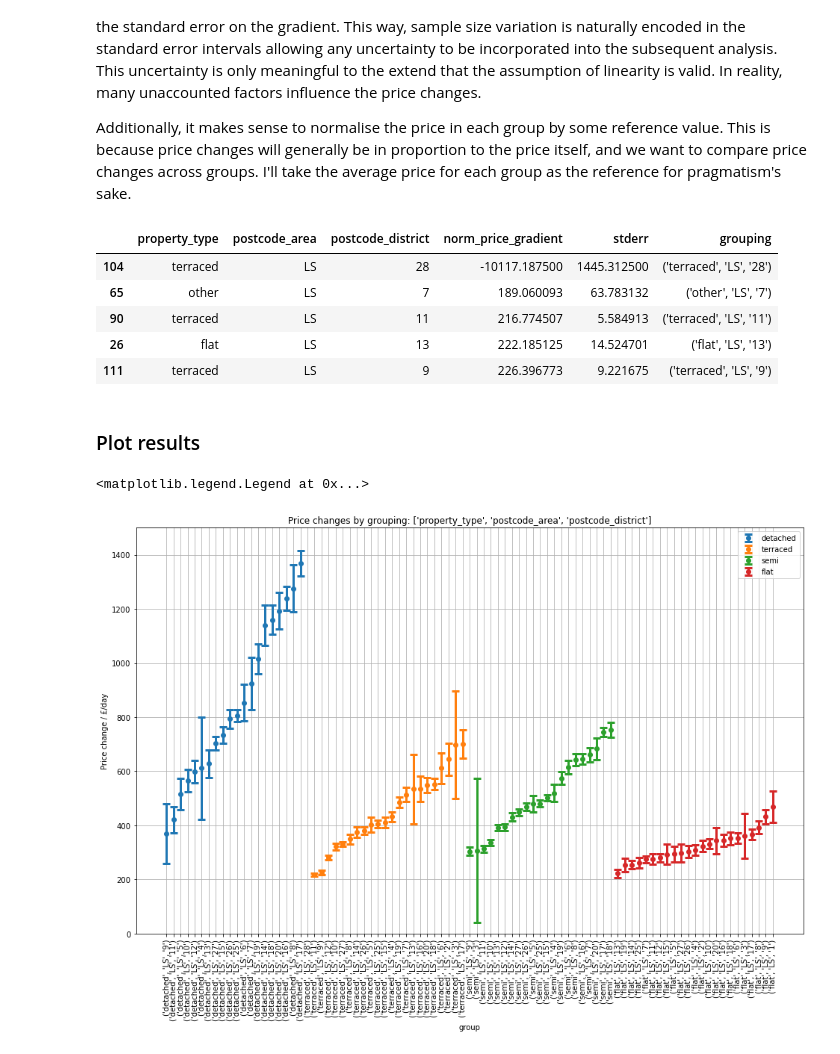
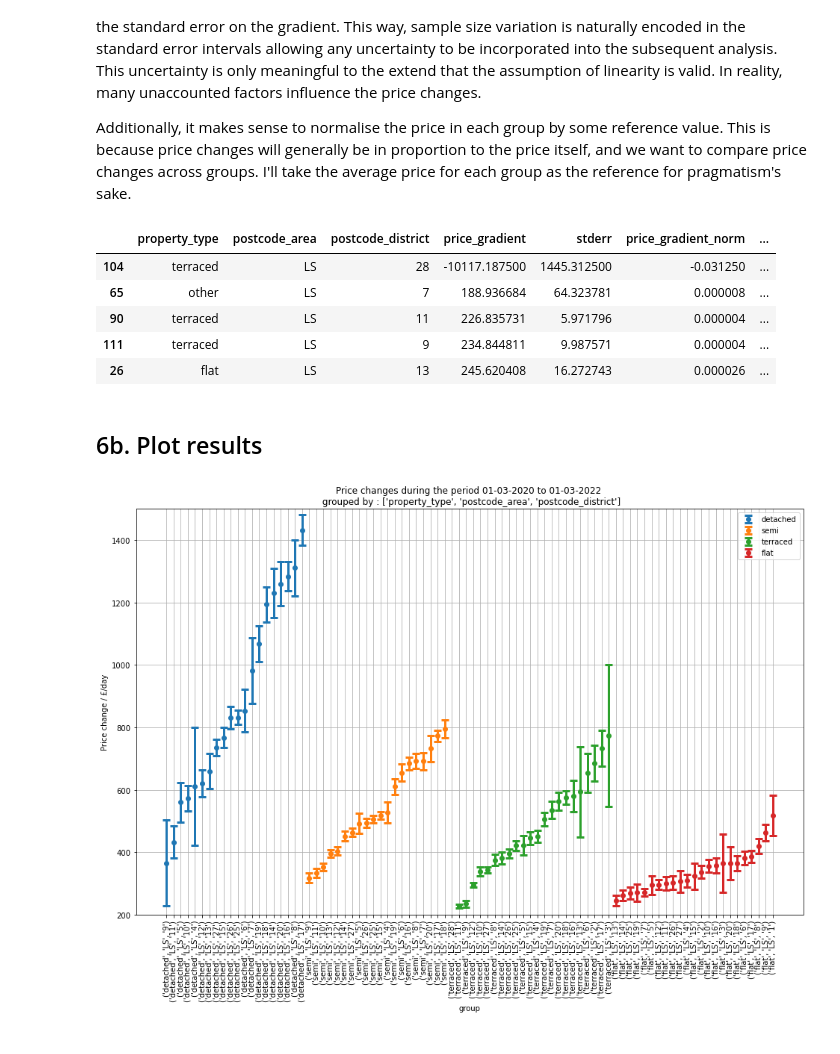
Before and after one commit to teerev/housing, a Jupyter notebook: price_explorer.ipynb, the cells around one changed output. Cells and saved outputs as stored; diff of their text form; code cells hidden in the pictures.

```diff
--- a/price_explorer.ipynb
+++ b/price_explorer.ipynb
@@ -58,4 +58,4 @@ np.set_printoptions(edgeitems=30, linewidth=100000)
 # %%
-# !wget https://www.freemaptools.com/download/full-uk-postcodes/ukpostcodes.zip
-# !unzip ukpostcodes.zip
-# postcodes = pd.read_csv('ukpostcodes.csv')
+!wget https://www.freemaptools.com/download/full-uk-postcodes/ukpostcodes.zip
+!unzip ukpostcodes.zip
+postcodes = pd.read_csv('ukpostcodes.csv')
@@ -363,10 +361,13 @@ My hunch described above translates well into a linear regression problem with a
 
 Psychologically, I think the pandemic really started in March 2020 when lockdowns and the furlough scheme started, so let's pick 1st March 2020 as the start date for the analysis.
 # %%
-# drop transactions before 1st March 2020
+# focus on transactions from 1st March 2020 to 1st March 2022
 start_date = datetime(2020, 3, 1)
+end_date = datetime(2022, 3, 1)
 
-df_ = filter_by(dataframe=df, min_date=start_date.strftime('%d-%m-%Y'))['dataframe']
+df_ = filter_by(dataframe=df,
+                min_date=start_date.strftime('%d-%m-%Y'),
+                max_date=end_date.strftime('%d-%m-%Y'))['dataframe']
 
 # convert date column to number of days since 1st March 2020 for linear regression
 df_['days'] = df_['date'].apply(lambda x: (x - start_date).days)
@@ -447,10 +448,11 @@ results = pd.concat([group[1] for group in groups])
 
 # drop other columns and remove duplicates
 results.drop(results.columns.difference(control_variables +
-                                        [
-                                         'norm_price_gradient',
+                                        ['price_gradient',
                                          'stderr',
-                                         'grouping'
+                                         'price_gradient_norm',
+                                         'stderr_norm',
+                                         'grouping',
                                         ]
                                        ),
              axis=1,
@@ -466,56 +468,55 @@ results.replace([np.inf, -np.inf], np.nan, inplace=True)
 results = results.dropna()
 
 # sort by gradient
-results = results.sort_values(by='norm_price_gradient', ascending=True)
+results = results.sort_values(by='price_gradient', ascending=True)
 # %%
 results.head(5)
 # %% [output]
-|  | property_type | postcode_area | postcode_district | norm_price_gradient | stderr | grouping |
-| 104 | terraced | LS | 28 | -10117.187500 | 1445.312500 | ('terraced', 'LS', '28') |
-| 65 | other | LS | 7 | 189.060093 | 63.783132 | ('other', 'LS', '7') |
-| 90 | terraced | LS | 11 | 216.774507 | 5.584913 | ('terraced', 'LS', '11') |
-| 26 | flat | LS | 13 | 222.185125 | 14.524701 | ('flat', 'LS', '13') |
-| 111 | terraced | LS | 9 | 226.396773 | 9.221675 | ('terraced', 'LS', '9') |
+|  | property_type | postcode_area | postcode_district | price_gradient | stderr | price_gradient_norm | ... |
+| 104 | terraced | LS | 28 | -10117.187500 | 1445.312500 | -0.031250 | ... |
+| 65 | other | LS | 7 | 188.936684 | 64.323781 | 0.000008 | ... |
+| 90 | terraced | LS | 11 | 226.835731 | 5.971796 | 0.000004 | ... |
+| 111 | terraced | LS | 9 | 234.844811 | 9.987571 | 0.000004 | ... |
+| 26 | flat | LS | 13 | 245.620408 | 16.272743 | 0.000026 | ... |
 # %% [markdown]
-### Plot results
+## 6b. Plot results
 # %%
-y_d = results[results['property_type'] == 'detached']['norm_price_gradient']
+y_d = results[results['property_type'] == 'detached']['price_gradient']
 x_d = results[results['property_type'] == 'detached']['grouping']
 stderrs_d = results[results['property_type'] == 'detached']['stderr']
 
-y_t = results[results['property_type'] == 'terraced']['norm_price_gradient']
+y_t = results[results['property_type'] == 'terraced']['price_gradient']
 x_t = results[results['property_type'] == 'terraced']['grouping']
 stderrs_t = results[results['property_type'] == 'terraced']['stderr']
 
-y_s = results[results['property_type'] == 'semi']['norm_price_gradient']
+y_s = results[results['property_type'] == 'semi']['price_gradient']
 x_s = results[results['property_type'] == 'semi']['grouping']
 stderrs_s = results[results['property_type'] == 'semi']['stderr']
 
-y_o = results[results['property_type'] == 'flat']['norm_price_gradient']
+y_o = results[results['property_type'] == 'flat']['price_gradient']
 x_o = results[results['property_type'] == 'flat']['grouping']
 stderrs_o = results[results['property_type'] == 'flat']['stderr']
 
 fig, ax = plt.subplots(1, 1)
 fig.set_figheight(10)
 fig.set_figwidth(16)
 
 ax.tick_params(axis='x', labelrotation=90)
 
 ax.set_xlabel('group')
-ax.set_title(f'Price changes by grouping during the period : {control_variables}')
+ax.set_title(f'Price changes during the period {start_date.strftime("%d-%m-%Y")} to {end_date.strftime("%d-%m-%Y")} \n grouped by : {control_variables}')
 ax.set_ylabel('Price change / £/day')
 #ax.set_yscale('log')
 
-ax.set_ylim([0, 1500])
+ax.set_ylim([200, 1500])
 ax.grid()
 
 ax.errorbar(x_d, y_d, yerr=stderrs_d, fmt='o', elinewidth=3, capthick=3, capsize=5, label='detached')
+ax.errorbar(x_s, y_s, yerr=stderrs_s, fmt='o', elinewidth=3, capthick=3, capsize=5, label='semi')
 ax.errorbar(x_t, y_t, yerr=stderrs_t, fmt='o', elinewidth=3, capthick=3, capsize=5, label='terraced')
-ax.errorbar(x_s, y_s, yerr=stderrs_s, fmt='o', elinewidth=3, capthick=3, capsize=5, label='semi')
 ax.errorbar(x_o, y_o, yerr=stderrs_o, fmt='o', elinewidth=3, capthick=3, capsize=5, label='flat')
 
 handles, labels = ax.get_legend_handles_labels()
-ax.legend(handles, labels)
+ax.legend(handles, labels);
 # %% [output]
-<matplotlib.legend.Legend at 0x...>
-[figure, old version]
+[figure, new version]
```
Also changed, not shown: parts of 18 cells of this notebook.
